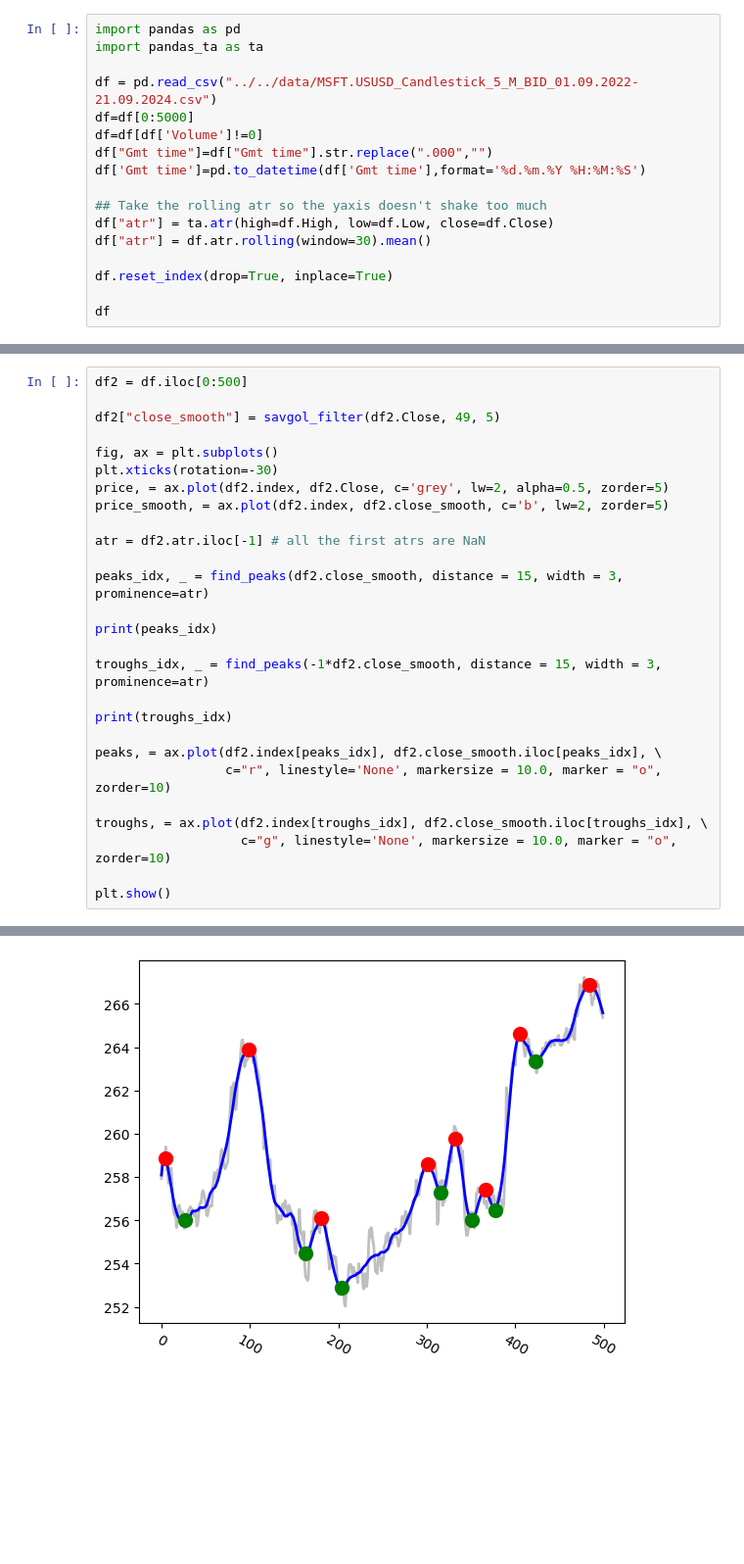
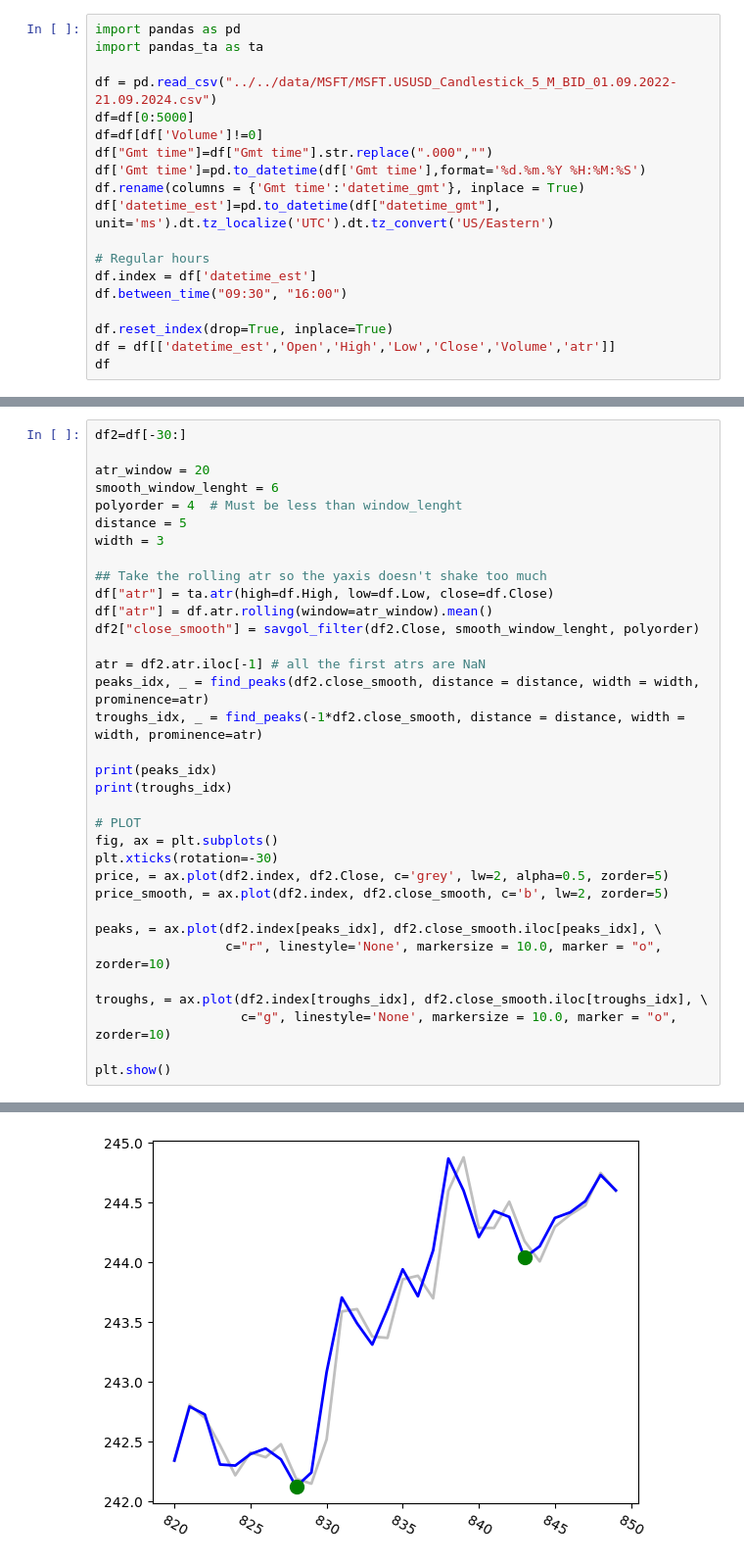
Before and after one commit to gastoncs/jupyter-docker, a Jupyter notebook: app/src/practice/trends/Chad/determineTrand5min.ipynb, the cells around one changed output, grey strips where cells are left out. Shown at 98% size. Saved outputs shown, nothing was run; the diff lists cells and outputs as text; blank space fills up the shorter version.

```diff
--- a/app/src/practice/trends/Chad/determineTrand5min.ipynb
+++ b/app/src/practice/trends/Chad/determineTrand5min.ipynb
@@ -2,17 +2,19 @@
 import pandas as pd
 import pandas_ta as ta
 
-df = pd.read_csv("../../data/MSFT.USUSD_Candlestick_5_M_BID_01.09.2022-21.09.2024.csv")
+df = pd.read_csv("../../data/MSFT/MSFT.USUSD_Candlestick_5_M_BID_01.09.2022-21.09.2024.csv")
 df=df[0:5000]
 df=df[df['Volume']!=0]
 df["Gmt time"]=df["Gmt time"].str.replace(".000","")
 df['Gmt time']=pd.to_datetime(df['Gmt time'],format='%d.%m.%Y %H:%M:%S')
+df.rename(columns = {'Gmt time':'datetime_gmt'}, inplace = True)
+df['datetime_est']=pd.to_datetime(df["datetime_gmt"], unit='ms').dt.tz_localize('UTC').dt.tz_convert('US/Eastern')
 
-## Take the rolling atr so the yaxis doesn't shake too much
-df["atr"] = ta.atr(high=df.High, low=df.Low, close=df.Close)
-df["atr"] = df.atr.rolling(window=30).mean()
+# Regular hours
+df.index = df['datetime_est']
+df.between_time("09:30", "16:00")
 
 df.reset_index(drop=True, inplace=True)
-
+df = df[['datetime_est','Open','High','Low','Close','Volume','atr']]
 df
 # %% [output]
@@ -62,22 +34,29 @@ plt.show()
 # %%
-df2 = df.iloc[0:500]
+df2=df[-30:]
 
-df2["close_smooth"] = savgol_filter(df2.Close, 49, 5)
+atr_window = 20
+smooth_window_lenght = 6
+polyorder = 4  # Must be less than window_lenght
+distance = 5
+width = 3
 
+## Take the rolling atr so the yaxis doesn't shake too much
+df["atr"] = ta.atr(high=df.High, low=df.Low, close=df.Close)
+df["atr"] = df.atr.rolling(window=atr_window).mean()
+df2["close_smooth"] = savgol_filter(df2.Close, smooth_window_lenght, polyorder)
+
+atr = df2.atr.iloc[-1] # all the first atrs are NaN
+peaks_idx, _ = find_peaks(df2.close_smooth, distance = distance, width = width, prominence=atr)
+troughs_idx, _ = find_peaks(-1*df2.close_smooth, distance = distance, width = width, prominence=atr)
+
+print(peaks_idx)
+print(troughs_idx)
+
+# PLOT
 fig, ax = plt.subplots()
 plt.xticks(rotation=-30)
 price, = ax.plot(df2.index, df2.Close, c='grey', lw=2, alpha=0.5, zorder=5)
 price_smooth, = ax.plot(df2.index, df2.close_smooth, c='b', lw=2, zorder=5)
-
-atr = df2.atr.iloc[-1] # all the first atrs are NaN
-
-peaks_idx, _ = find_peaks(df2.close_smooth, distance = 15, width = 3, prominence=atr)
-
-print(peaks_idx)
-
-troughs_idx, _ = find_peaks(-1*df2.close_smooth, distance = 15, width = 3, prominence=atr)
-
-print(troughs_idx)
 
 peaks, = ax.plot(df2.index[peaks_idx], df2.close_smooth.iloc[peaks_idx], \
                  c="r", linestyle='None', markersize = 10.0, marker = "o", zorder=10)
@@ -92,2 +71,2 @@ plt.show()
-[figure, old version]
+[figure, new version]
 # %%
```
Also changed, not shown: parts of 6 cells of this notebook, 7 other files.
